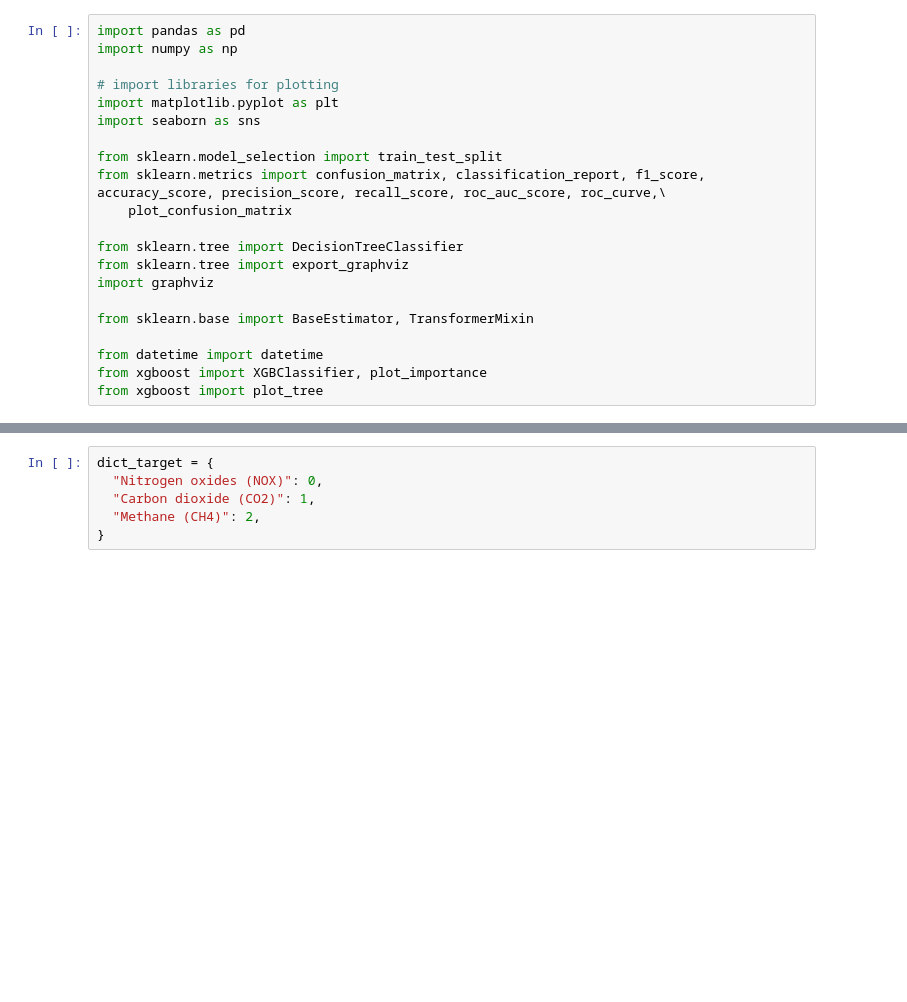
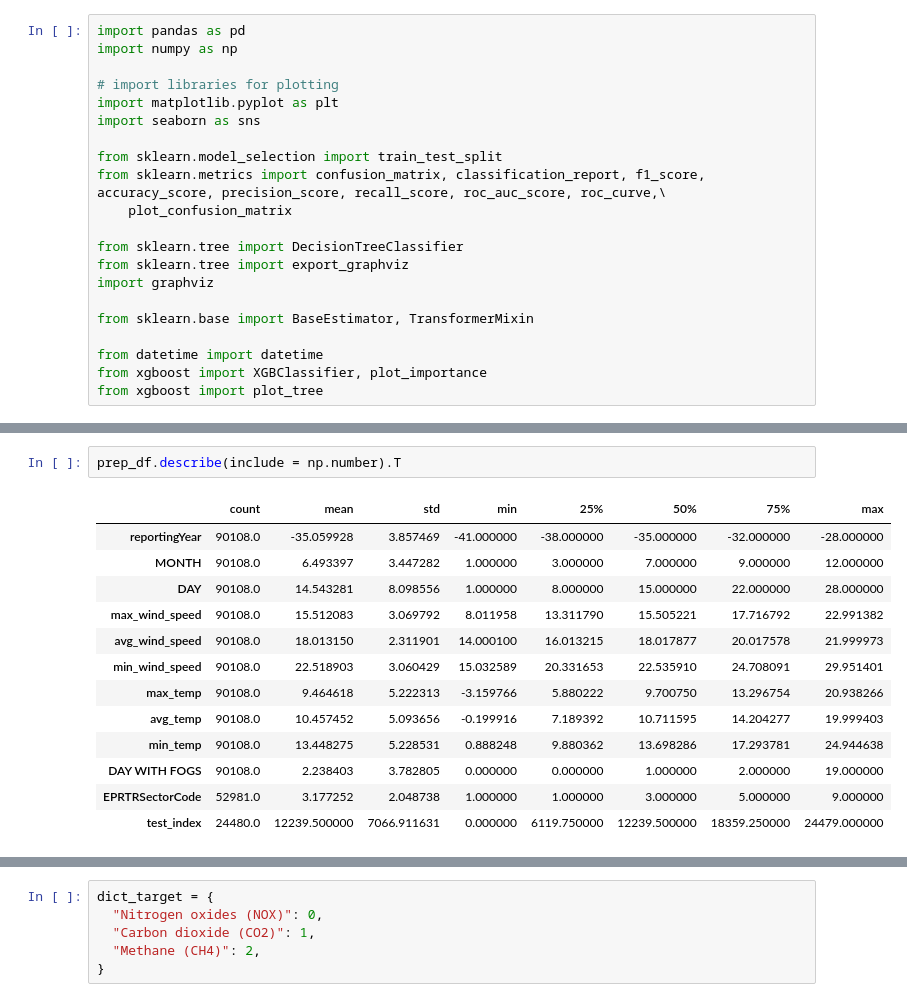
Before and after one commit to AlfredoMarino/schneider-electric-challenge, a Jupyter notebook: benchmark_copy.ipynb, the cells around one changed output, grey strips where cells are left out. Cells and saved outputs as stored; diff of their text form; blank space fills up the shorter version.

```diff
--- a/benchmark_copy.ipynb
+++ b/benchmark_copy.ipynb
@@ -169,0 +222,16 @@ array(['Carbon dioxide (CO2)', 'Nitrogen oxides (NOX)', 'Methane (CH4)'],
+# %%
+prep_df.describe(include = np.number).T
+# %% [output]
+|  | count | mean | std | min | 25% | 50% | 75% | max |
+| reportingYear | 90108.0 | -35.059928 | 3.857469 | -41.000000 | -38.000000 | -35.000000 | -32.000000 | -28.000000 |
+| MONTH | 90108.0 | 6.493397 | 3.447282 | 1.000000 | 3.000000 | 7.000000 | 9.000000 | 12.000000 |
+| DAY | 90108.0 | 14.543281 | 8.098556 | 1.000000 | 8.000000 | 15.000000 | 22.000000 | 28.000000 |
+| max_wind_speed | 90108.0 | 15.512083 | 3.069792 | 8.011958 | 13.311790 | 15.505221 | 17.716792 | 22.991382 |
+| avg_wind_speed | 90108.0 | 18.013150 | 2.311901 | 14.000100 | 16.013215 | 18.017877 | 20.017578 | 21.999973 |
+| min_wind_speed | 90108.0 | 22.518903 | 3.060429 | 15.032589 | 20.331653 | 22.535910 | 24.708091 | 29.951401 |
+| max_temp | 90108.0 | 9.464618 | 5.222313 | -3.159766 | 5.880222 | 9.700750 | 13.296754 | 20.938266 |
+| avg_temp | 90108.0 | 10.457452 | 5.093656 | -0.199916 | 7.189392 | 10.711595 | 14.204277 | 19.999403 |
+| min_temp | 90108.0 | 13.448275 | 5.228531 | 0.888248 | 9.880362 | 13.698286 | 17.293781 | 24.944638 |
+| DAY WITH FOGS | 90108.0 | 2.238403 | 3.782805 | 0.000000 | 0.000000 | 1.000000 | 2.000000 | 19.000000 |
+| EPRTRSectorCode | 52981.0 | 3.177252 | 2.048738 | 1.000000 | 1.000000 | 3.000000 | 5.000000 | 9.000000 |
+| test_index | 24480.0 | 12239.500000 | 7066.911631 | 0.000000 | 6119.750000 | 12239.500000 | 18359.250000 | 24479.000000 |
```
Also changed, not shown: parts of 55 cells of this notebook.
